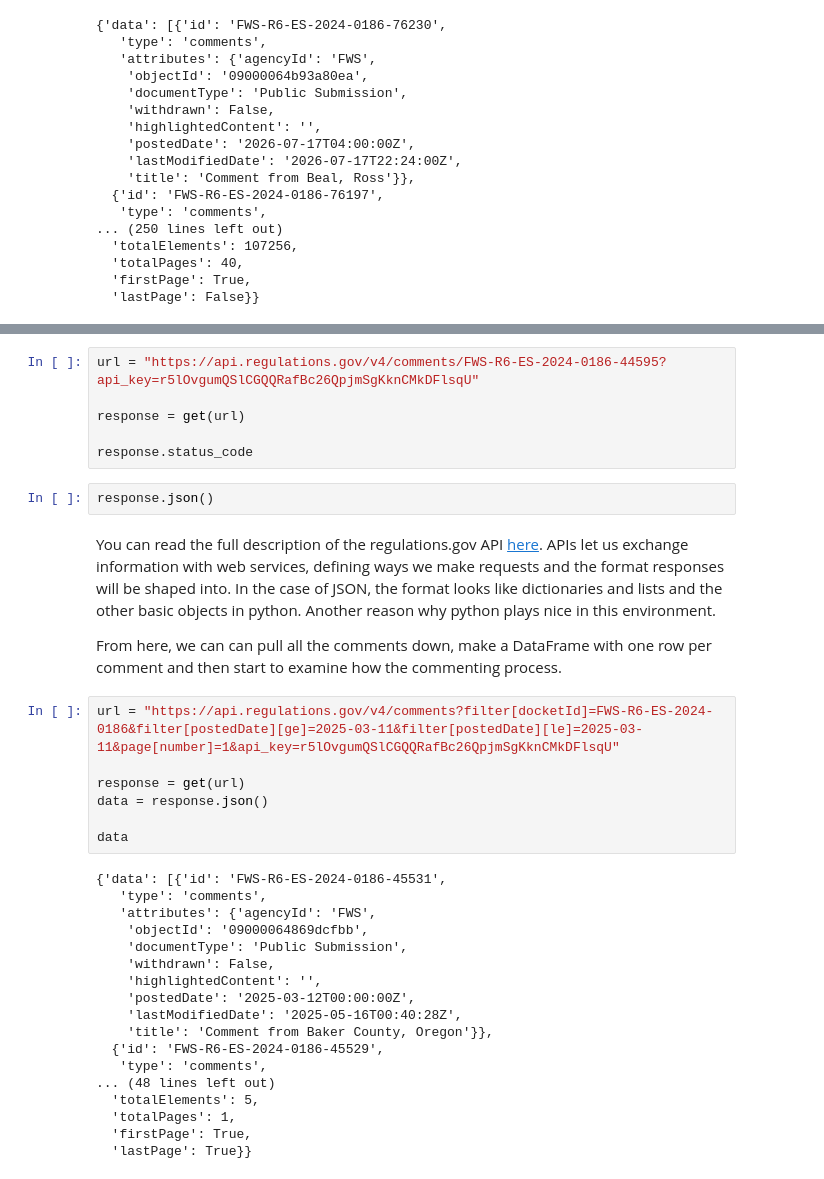
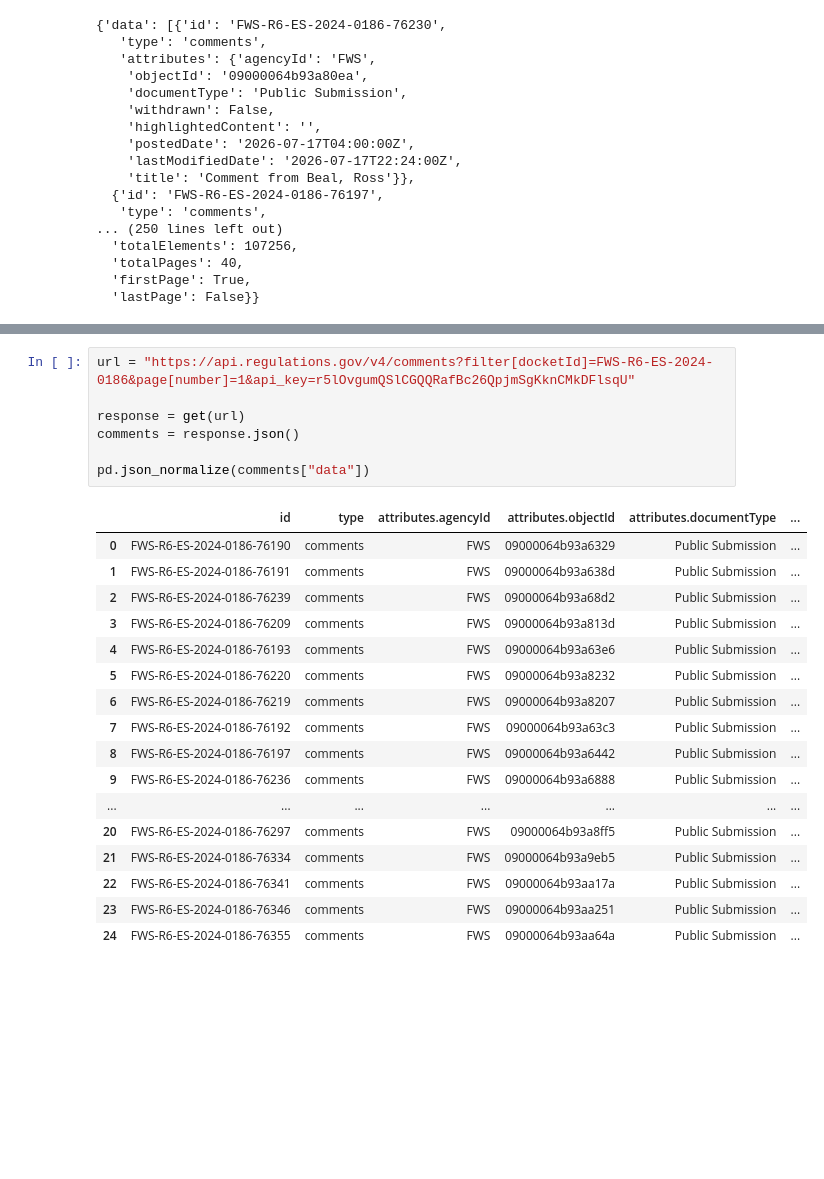
Before and after one commit to MSankanu/2026-Image-and-Sound, a Jupyter notebook: lessons/00-playtime/Python_Introduction_2.ipynb, the cells around one changed output, grey strips where cells are left out. Cells and saved outputs as stored; diff of their text form; blank space fills up the shorter version.

```diff
--- a/lessons/00-playtime/Python_Introduction_2.ipynb
+++ b/lessons/00-playtime/Python_Introduction_2.ipynb
@@ -533,37 +599,25 @@ response.json()
 # %%
-url = "https://api.regulations.gov/v4/comments/FWS-R6-ES-2024-0186-44595?api_key=r5lOvgumQSlCGQQRafBc26QpjmSgKknCMkDFlsqU"
+url = "https://api.regulations.gov/v4/comments?filter[docketId]=FWS-R6-ES-2024-0186&page[number]=1&api_key=r5lOvgumQSlCGQQRafBc26QpjmSgKknCMkDFlsqU"
 
 response = get(url)
+comments = response.json()
 
-response.status_code
+pd.json_normalize(comments["data"])
+# %% [output]
+|  | id | type | attributes.agencyId | attributes.objectId | attributes.documentType | ... |
+| 0 | FWS-R6-ES-2024-0186-76190 | comments | FWS | 09000064b93a6329 | Public Submission | ... |
+| 1 | FWS-R6-ES-2024-0186-76191 | comments | FWS | 09000064b93a638d | Public Submission | ... |
+| 2 | FWS-R6-ES-2024-0186-76239 | comments | FWS | 09000064b93a68d2 | Public Submission | ... |
+| 3 | FWS-R6-ES-2024-0186-76209 | comments | FWS | 09000064b93a813d | Public Submission | ... |
+| 4 | FWS-R6-ES-2024-0186-76193 | comments | FWS | 09000064b93a63e6 | Public Submission | ... |
+| 5 | FWS-R6-ES-2024-0186-76220 | comments | FWS | 09000064b93a8232 | Public Submission | ... |
+| 6 | FWS-R6-ES-2024-0186-76219 | comments | FWS | 09000064b93a8207 | Public Submission | ... |
+| 7 | FWS-R6-ES-2024-0186-76192 | comments | FWS | 09000064b93a63c3 | Public Submission | ... |
+| 8 | FWS-R6-ES-2024-0186-76197 | comments | FWS | 09000064b93a6442 | Public Submission | ... |
+| 9 | FWS-R6-ES-2024-0186-76236 | comments | FWS | 09000064b93a6888 | Public Submission | ... |
+| ... | ... | ... | ... | ... | ... | ... |
+| 20 | FWS-R6-ES-2024-0186-76297 | comments | FWS | 09000064b93a8ff5 | Public Submission | ... |
+| 21 | FWS-R6-ES-2024-0186-76334 | comments | FWS | 09000064b93a9eb5 | Public Submission | ... |
+| 22 | FWS-R6-ES-2024-0186-76341 | comments | FWS | 09000064b93aa17a | Public Submission | ... |
+| 23 | FWS-R6-ES-2024-0186-76346 | comments | FWS | 09000064b93aa251 | Public Submission | ... |
+| 24 | FWS-R6-ES-2024-0186-76355 | comments | FWS | 09000064b93aa64a | Public Submission | ... |
-# %%
-response.json()
-# %% [markdown]
-You can read the full description of the regulations.gov API [here](https://open.gsa.gov/api/regulationsgov/). APIs let us exchange information with web services, defining ways we make requests and the format responses will be shaped into. In the case of JSON, the format looks like dictionaries and lists and the other basic objects in python. Another reason why python plays nice in this environment.
-
-From here, we can can pull all the comments down, make a DataFrame with one row per comment and then start to examine how the commenting process.
-# %%
-url = "https://api.regulations.gov/v4/comments?filter[docketId]=FWS-R6-ES-2024-0186&filter[postedDate][ge]=2025-03-11&filter[postedDate][le]=2025-03-11&page[number]=1&api_key=r5lOvgumQSlCGQQRafBc26QpjmSgKknCMkDFlsqU"
-
-response = get(url)
-data = response.json()
-
-data
-# %% [output]
-{'data': [{'id': 'FWS-R6-ES-2024-0186-45531',
-   'type': 'comments',
-   'attributes': {'agencyId': 'FWS',
-    'objectId': '09000064869dcfbb',
-    'documentType': 'Public Submission',
-    'withdrawn': False,
-    'highlightedContent': '',
-    'postedDate': '2025-03-12T00:00:00Z',
-    'lastModifiedDate': '2025-05-16T00:40:28Z',
-    'title': 'Comment from Baker County, Oregon'}},
-  {'id': 'FWS-R6-ES-2024-0186-45529',
-   'type': 'comments',
-... (48 lines left out)
-  'totalElements': 5,
-  'totalPages': 1,
-  'firstPage': True,
-  'lastPage': True}}
```
Also changed, not shown: parts of 29 cells of this notebook, 1 other file.
